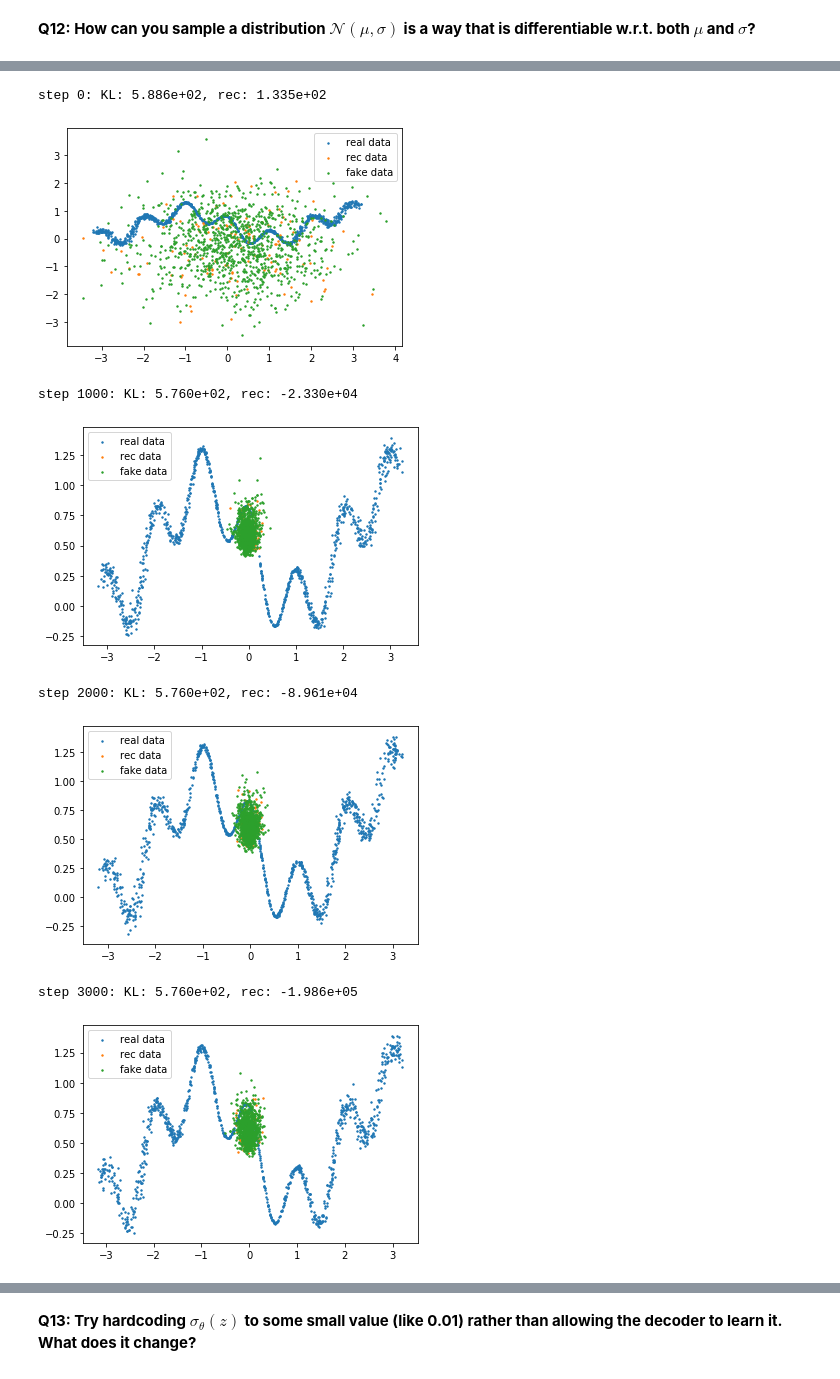
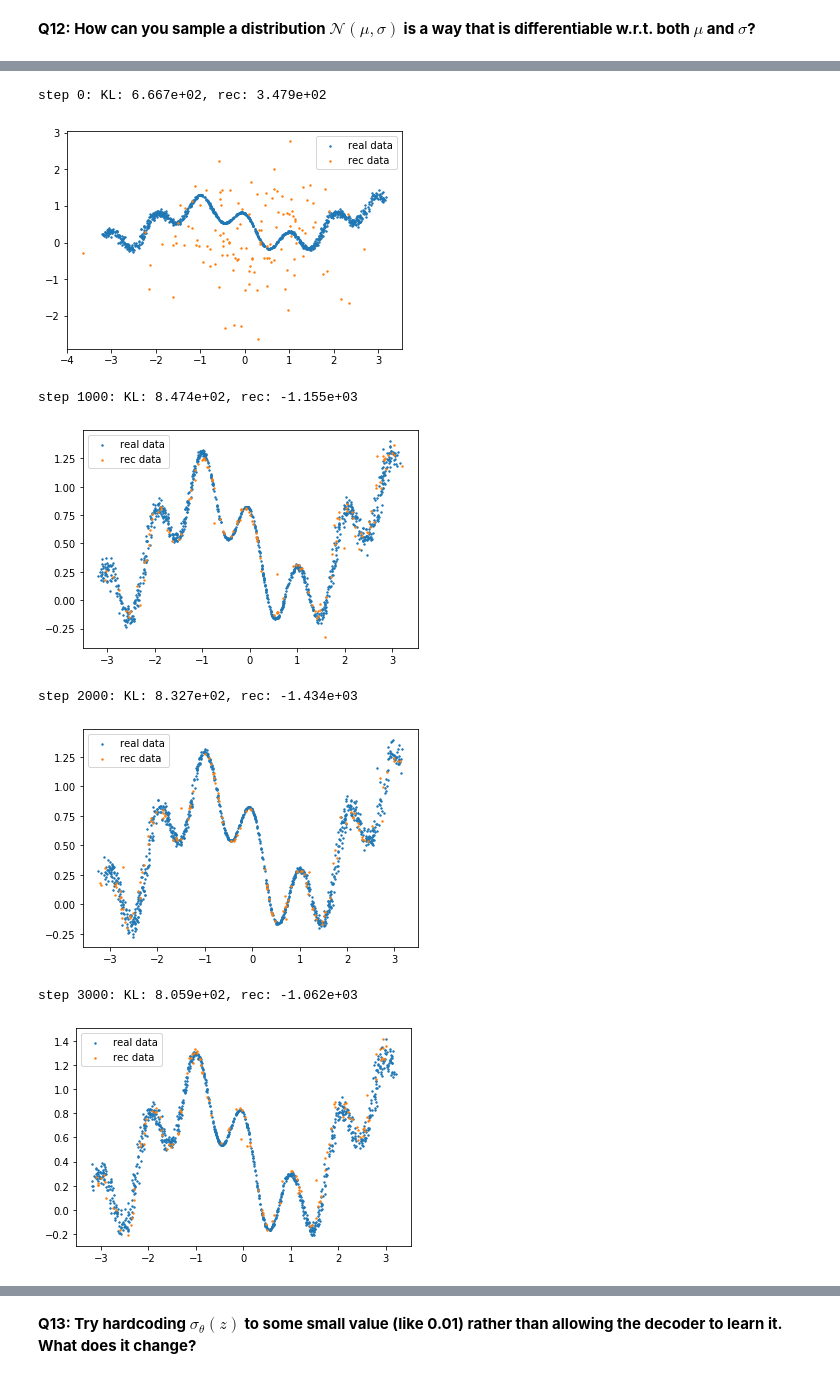
Before and after one commit to Marsobad/ADL, a Jupyter notebook: TP6/TP6.ipynb, the cells around one changed output, grey strips where cells are left out. Drawn from its saved outputs; the diff is of its cells as text; code cells hidden in the pictures.

```diff
--- a/TP6/TP6.ipynb
+++ b/TP6/TP6.ipynb
@@ -377,43 +377,44 @@ for i in range(N_ITER):
     enc_mu, enc_logvar = encoder(x)
     #
     # COMPUTE THE KL PART OF THE LOSS HERE
     #
-    loss_kl =0.5*(-torch.sum(enc_logvar) + torch.sum(torch.exp(enc_logvar)) + torch.norm(enc_mu,p=2) -BATCHLEN)
+    loss_kl = 0.5*(torch.sum(-enc_logvar+torch.exp(enc_logvar) + enc_mu**2) -1)#BATCHLEN)
     #
+    #print(torch.mm(enc_mu.view(-1,enc_mu.shape[0]),enc_mu))
     # SAMPLE z FROM q(z|x) HERE
     #
     #REPAMETRIZATION TRICK
-    e = torch.normal(torch.zeros(BATCHLEN, LATENT_N), 1.0)
-    z = torch.normal(enc_mu,torch.exp(0.5*enc_logvar))
+    e = torch.normal(torch.zeros(BATCHLEN, LATENT_N),torch.eye(BATCHLEN, LATENT_N))
+    z = enc_mu + torch.mul(torch.exp(0.5*enc_logvar),e)
 
 
     dec_mu, dec_logvar = decoder(z)
     #
     # COMPUTE THE RECONSTRUCTION PART OF THE LOSS HERE
     #
     #dec_logvar = log(0.001)*torch.ones(BATCHLEN,2)
 
-    loss_rec = torch.mean((BATCHLEN/2)*log(2*pi) + 0.5*torch.sum(dec_logvar)+0.5*torch.mul(torch.exp(0.5*dec_logvar),(x-dec_mu)**2))
+    loss_rec = (BATCHLEN/2)*log(2*pi) + 0.5*torch.sum(dec_logvar)+0.5*torch.sum(torch.mul(1/torch.exp(0.5*dec_logvar),(x-dec_mu)**2))
     (loss_kl + loss_rec).backward()
     optim_enc.step()
     optim_dec.step()
     if i%1000 == 0:
         print('step {}: KL: {:.3e}, rec: {:.3e}'.format(i, float(loss_kl), float(loss_rec)))
         # plot the result
         real_batch = generate_batch(1024)
         rec_batch = torch.normal(dec_mu, torch.exp(0.5*dec_logvar)).detach()
         fake_batch = decoder.generate(1024).detach()
         plt.scatter(real_batch[:,0], real_batch[:,1], s=2.0, label='real data')
         plt.scatter(rec_batch[:,0], rec_batch[:,1], s=2.0, label='rec data')
-        plt.scatter(fake_batch[:,0], fake_batch[:,1], s=2.0, label='fake data')
+        #plt.scatter(fake_batch[:,0], fake_batch[:,1], s=2.0, label='fake data')
         plt.legend()
         plt.show()
 # %% [output]
-step 0: KL: 5.886e+02, rec: 1.335e+02
+step 0: KL: 6.667e+02, rec: 3.479e+02
-[figure, old version]
+[figure, new version]
-step 1000: KL: 5.760e+02, rec: -2.330e+04
+step 1000: KL: 8.474e+02, rec: -1.155e+03
-[figure, old version]
+[figure, new version]
-step 2000: KL: 5.760e+02, rec: -8.961e+04
+step 2000: KL: 8.327e+02, rec: -1.434e+03
-[figure, old version]
+[figure, new version]
-step 3000: KL: 5.760e+02, rec: -1.986e+05
+step 3000: KL: 8.059e+02, rec: -1.062e+03
-[figure, old version]
+[figure, new version]
```
Also changed, not shown: parts of 5 cells of this notebook.
